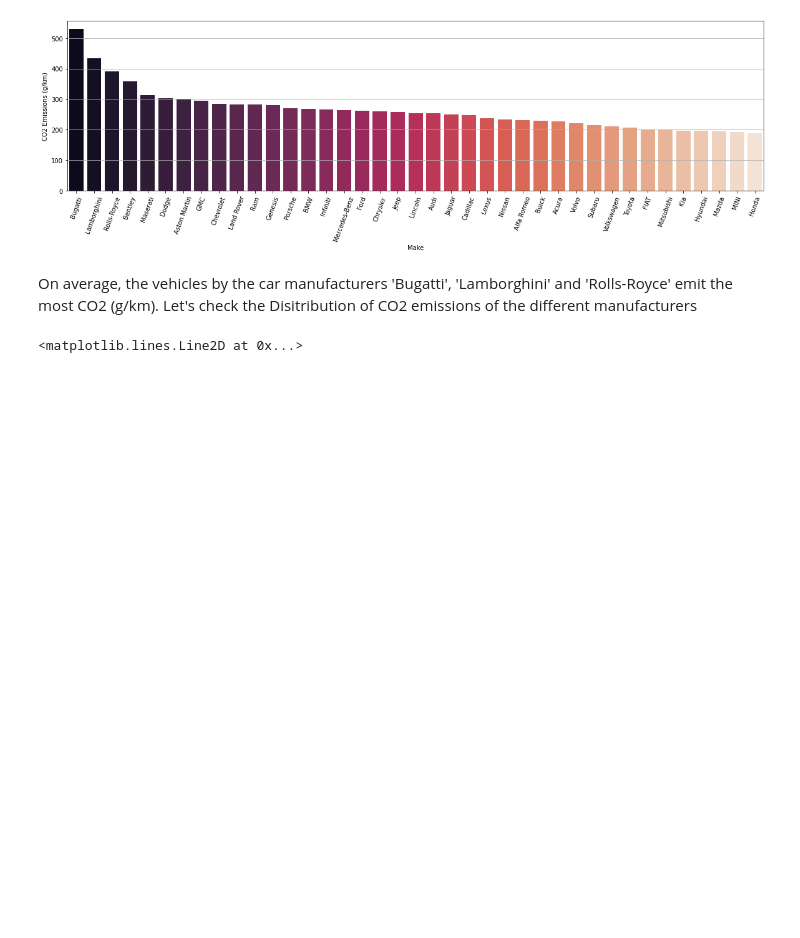
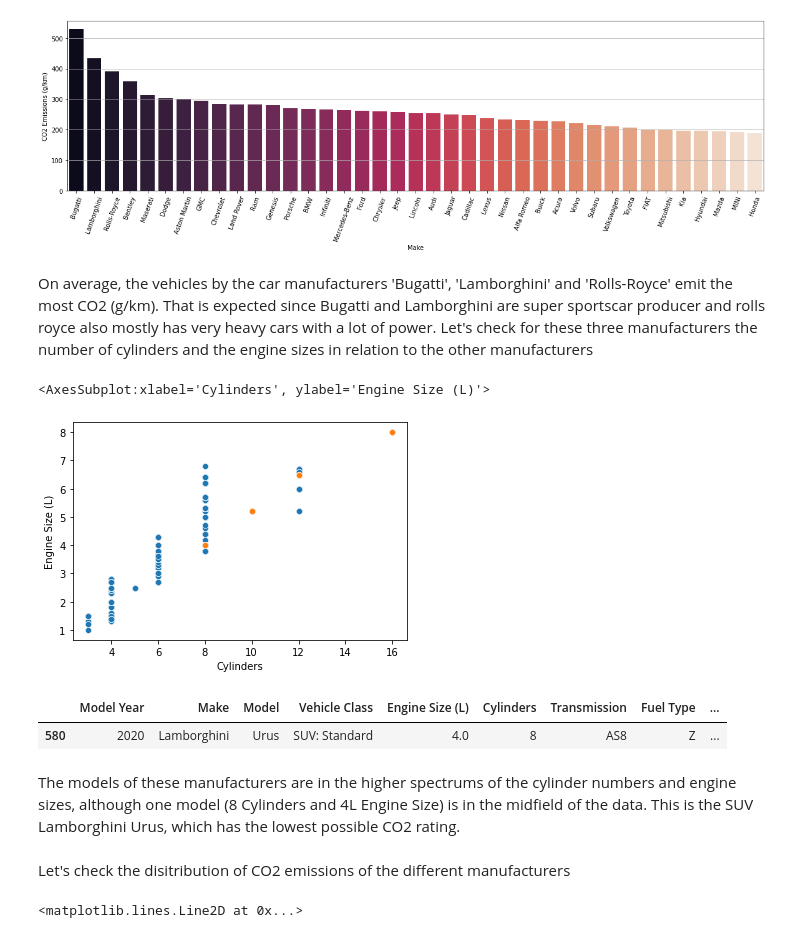
Before and after one commit to JohannesBeneke/EDA-Vehicle-Emissions, a Jupyter notebook: eda_emissions.ipynb, the cells around one changed output. Drawn from its saved outputs; the diff is of its cells as text; code cells hidden in the pictures; blank space fills up the shorter version.

```diff
--- a/eda_emissions.ipynb
+++ b/eda_emissions.ipynb
@@ -170,8 +170,24 @@ sns.barplot(data=manufacturers_CO2, x=manufacturers_CO2['Make'], y=manufacturers
 <AxesSubplot:xlabel='Make', ylabel='CO2 Emissions (g/km)'>
 [figure]
 # %% [markdown]
-On average, the vehicles by the car manufacturers 'Bugatti', 'Lamborghini' and 'Rolls-Royce' emit the most CO2 (g/km).
-Let's check the Disitribution of CO2 emissions of the different manufacturers
+On average, the vehicles by the car manufacturers 'Bugatti', 'Lamborghini' and 'Rolls-Royce' emit the most CO2 (g/km). That is expected since Bugatti and Lamborghini are super sportscar producer and rolls royce also mostly has very heavy cars with a lot of power. Let's check for these three manufacturers the number of cylinders and the engine sizes in relation to the other manufacturers
+# %%
+fig, ax = plt.subplots()
+plt.figure(figsize=(20,5))
+sns.scatterplot(data=df, x='Cylinders', y='Engine Size (L)', ax=ax)
+sns.scatterplot(data=df[df["Make"].str.contains("Bugatti|Lamborghini|Rolls Royce")], x='Cylinders', y='Engine Size (L)', ax=ax)
+# %% [output]
+<AxesSubplot:xlabel='Cylinders', ylabel='Engine Size (L)'>
+[figure, added]
+# %%
+df[df["Make"].str.contains("Bugatti|Lamborghini|Rolls Royce")][df['Cylinders'] == 8]
+# %% [output]
+|  | Model Year | Make | Model | Vehicle Class | Engine Size (L) | Cylinders | Transmission | Fuel Type | ... |
+| 580 | 2020 | Lamborghini | Urus | SUV: Standard | 4.0 | 8 | AS8 | Z | ... |
+# %% [markdown]
+The models of these manufacturers are in the higher spectrums of the cylinder numbers and engine sizes, although one model (8 Cylinders and 4L Engine Size) is in the midfield of the data. This is the SUV Lamborghini Urus, which has the lowest possible CO2 rating.
+# %% [markdown]
+Let's check the disitribution of CO2 emissions of the different manufacturers
 # %%
 manufacturers_order = df.groupby('Make').median()['CO2 Emissions (g/km)'].reset_index(drop=False).sort_values(by='CO2 Emissions (g/km)', ascending=False)['Make'].values
 plt.figure(figsize=(20,5))
```
Also changed, not shown: parts of 5 cells of this notebook.
